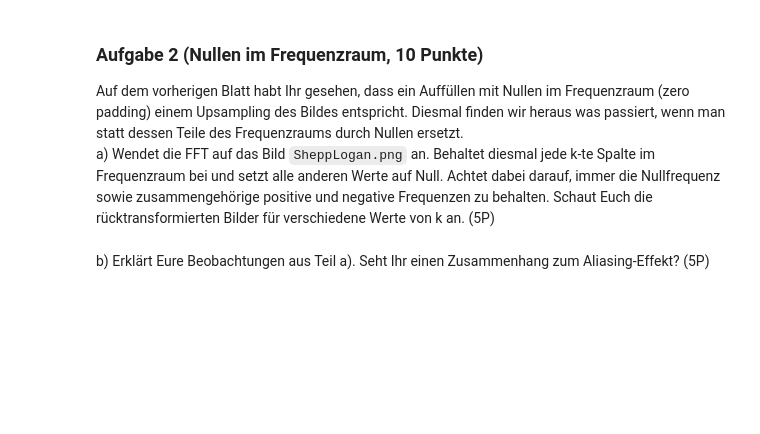
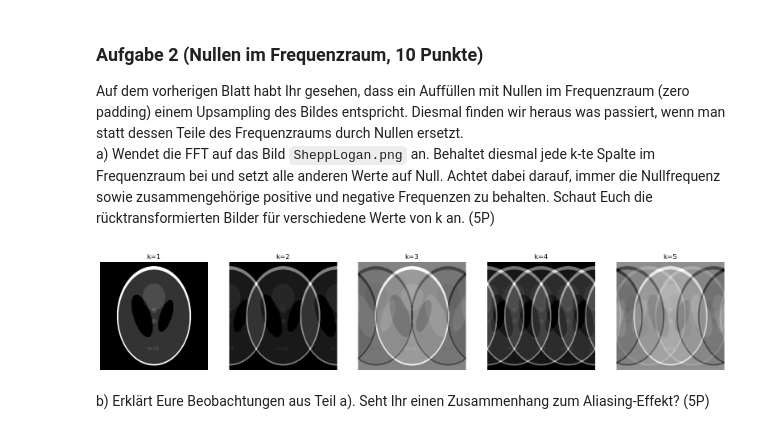
Before and after one commit to TimNogga/MedizinischeBildAnalyseBonn, a Jupyter notebook: mba-04/MBA_04.ipynb, the cells around one changed output. Drawn from its saved outputs; the diff is of its cells as text; code cells hidden in the pictures; blank space fills up the shorter version.

```diff
--- a/mba-04/MBA_04.ipynb
+++ b/mba-04/MBA_04.ipynb
@@ -135,3 +122,27 @@ img_fft = img_fft[1:0:1000]
+# %%
+# Lösung
+img = ski.io.imread("SheppLogan.png")
+img_ft = fftshift(fft2(img))
+
+n = 5
+fig, axes = plt.subplots(1, n)
+fig.set_figwidth(20)
+
+for i in range(n):
+	k = i + 1
+
+	img_new = np.zeros_like(img_ft)
+	img_new[::, ::k] = img_ft[::, ::k]
+
+	img_new = np.real(ifft2(ifftshift(img_new)))
+
+	axes[i].imshow(img_new, cmap="gray")
+	axes[i].set_title(f"k={k}")
+	axes[i].axis("off")
+
+plt.show()
+# %% [output]
+[figure, added]
 # %% [markdown]
 b) Erklärt Eure Beobachtungen aus Teil a). Seht Ihr einen Zusammenhang zum Aliasing-Effekt? (5P)
 # %% [markdown]
```
Also changed, not shown: parts of 2 cells of this notebook.
